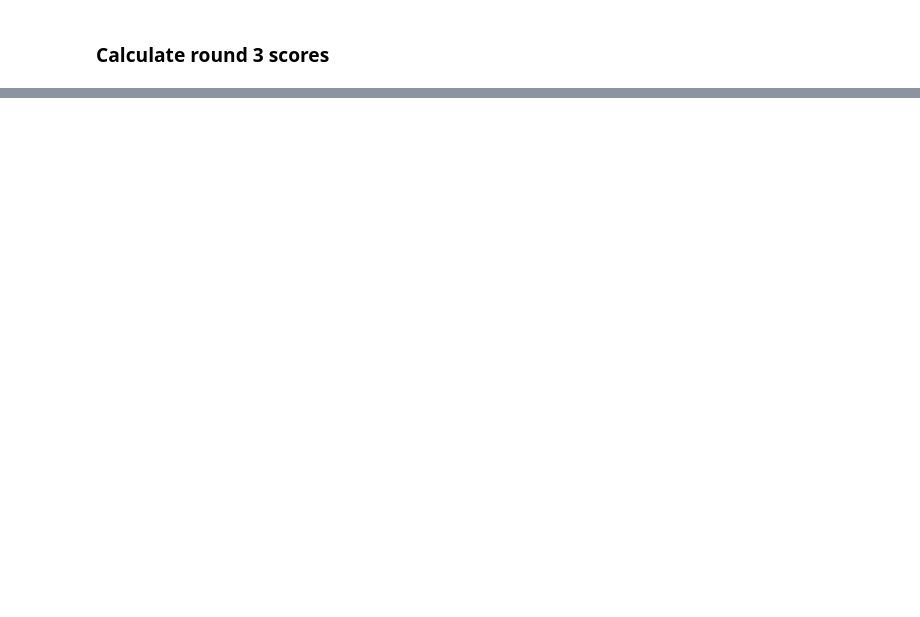
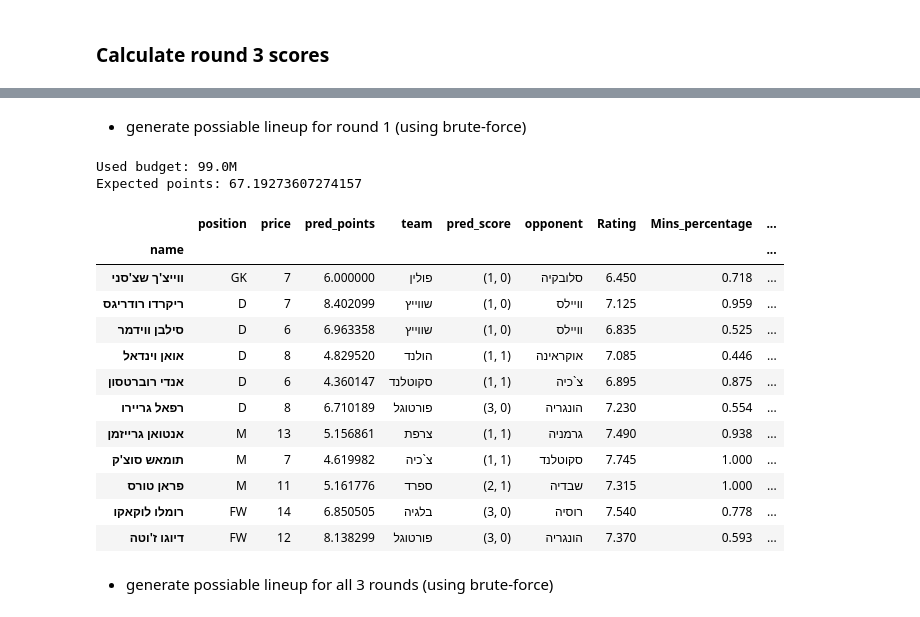
Before and after one commit to avshalomd/sport5-fantasy, a Jupyter notebook: generate_lineup.ipynb, the cells around one changed output, grey strips where cells are left out. Saved outputs shown, nothing was run; the diff lists cells and outputs as text; code cells hidden in the pictures; blank space fills up the shorter version.

Commit message:
generate lineups

```diff
--- a/generate_lineup.ipynb
+++ b/generate_lineup.ipynb
@@ -493,0 +554,64 @@ round3_players_predicted_score_df.head()
+# %%
+def get_random_lineup(players_df, formation=[4,3,3], budget=100, budget_delta=1, max_same_team=2, min_player_price=5):
+
+    if sum(formation) != 10:
+        print("Error: Illegal formation. Formation must sum up to 10 players.")
+        return
+    if (formation[0] < 3 or formation[0] > 5) or (formation[1] < 3 or formation[1] > 5)  or (formation[2] < 1 or formation[2] > 3):
+        print("Error: Illegal formation. 3 <= Defenders,Midfielders <= 5, 1 <= Forwards <= 3")
+        return
+
+    players_df = players_df[players_df['price'] >= min_player_price]
+
+    used_budegt = 0
+    same_team = 0
+    while (used_budegt < budget - budget_delta) or (used_budegt > budget) or (same_team > max_same_team):
+        lineup_df = pd.concat([players_df[players_df['position'] == 'GK'].sample(),
+                               players_df[players_df['position'] == 'D'].sample(formation[0]),
+                               players_df[players_df['position'] == 'M'].sample(formation[1]),
+                               players_df[players_df['position'] == 'FW'].sample(formation[2])])
+        used_budegt = lineup_df['price'].sum()
+        same_team = lineup_df['team'].value_counts().max()
+
+#     print(f'Used budget: {used_budegt}.0M')
+    return lineup_df
+# %% [markdown]
+* generate possiable lineup for round 1 (using brute-force)
+# %%
+possiable_formations = [[4,3,3], [4,4,2], [5,3,2], [3,4,3], [3,5,2]]
+tics = 1000
+cnt = tics
+best_lineup = get_random_lineup(filtered_player_pool, formation=possiable_formations[np.random.randint(len(possiable_formations))])
+best_lineip_points = best_lineup['pred_points'].sum()
+while cnt > 0:
+    curr_lineup = get_random_lineup(filtered_player_pool, formation=possiable_formations[np.random.randint(len(possiable_formations))])
+    curr_lineup_points = curr_lineup['pred_points'].sum()
+    if curr_lineup_points > best_lineip_points:
+        best_lineup = curr_lineup
+        best_lineip_points = curr_lineup_points
+        cnt = tics
+    else:
+        cnt = cnt - 1
+
+used_budegt = best_lineup['price'].sum()
+print(f'Used budget: {used_budegt}.0M')
+print(f'Expected points: {best_lineip_points}')
+best_lineup
+# %% [output]
+Used budget: 99.0M
+Expected points: 67.19273607274157
+|  | position | price | pred_points | team | pred_score | opponent | Rating | Mins_percentage | ... |
+| name |  |  |  |  |  |  |  |  | ... |
+| ווייצ'ך שצ'סני | GK | 7 | 6.000000 | פולין | (1, 0) | סלובקיה | 6.450 | 0.718 | ... |
+| ריקרדו רודריגס | D | 7 | 8.402099 | שווייץ | (1, 0) | וויילס | 7.125 | 0.959 | ... |
+| סילבן ווידמר | D | 6 | 6.963358 | שווייץ | (1, 0) | וויילס | 6.835 | 0.525 | ... |
+| אואן וינדאל | D | 8 | 4.829520 | הולנד | (1, 1) | אוקראינה | 7.085 | 0.446 | ... |
+| אנדי רוברטסון | D | 6 | 4.360147 | סקוטלנד | (1, 1) | צ`כיה | 6.895 | 0.875 | ... |
+| רפאל גריירו | D | 8 | 6.710189 | פורטוגל | (3, 0) | הונגריה | 7.230 | 0.554 | ... |
+| אנטואן גרייזמן | M | 13 | 5.156861 | צרפת | (1, 1) | גרמניה | 7.490 | 0.938 | ... |
+| תומאש סוצ'ק | M | 7 | 4.619982 | צ`כיה | (1, 1) | סקוטלנד | 7.745 | 1.000 | ... |
+| פראן טורס | M | 11 | 5.161776 | ספרד | (2, 1) | שבדיה | 7.315 | 1.000 | ... |
+| רומלו לוקאקו | FW | 14 | 6.850505 | בלגיה | (3, 0) | רוסיה | 7.540 | 0.778 | ... |
+| דיוגו ז'וטה | FW | 12 | 8.138299 | פורטוגל | (3, 0) | הונגריה | 7.370 | 0.593 | ... |
+# %% [markdown]
+* generate possiable lineup for all 3 rounds (using brute-force)
```
Also changed, not shown: parts of 20 cells of this notebook, 7 other files.
